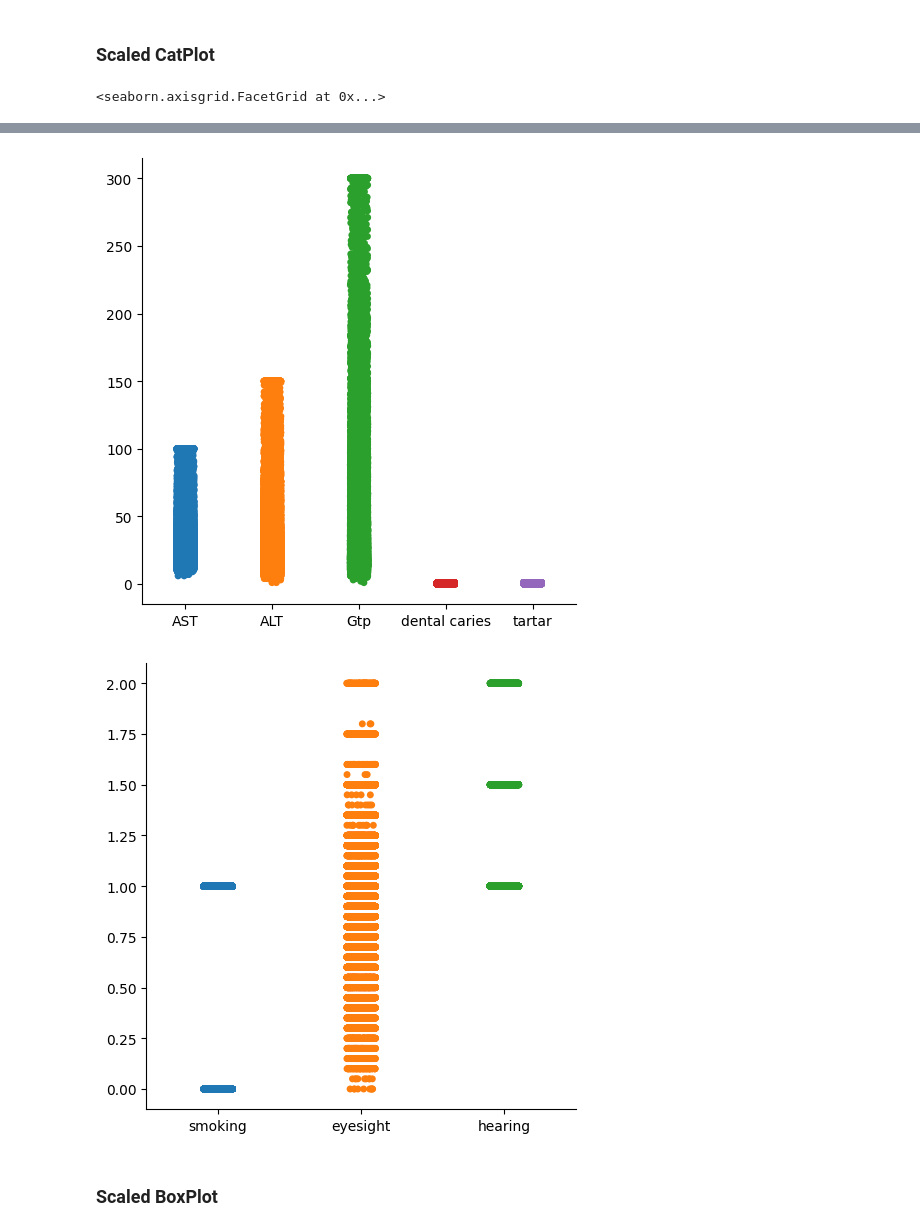
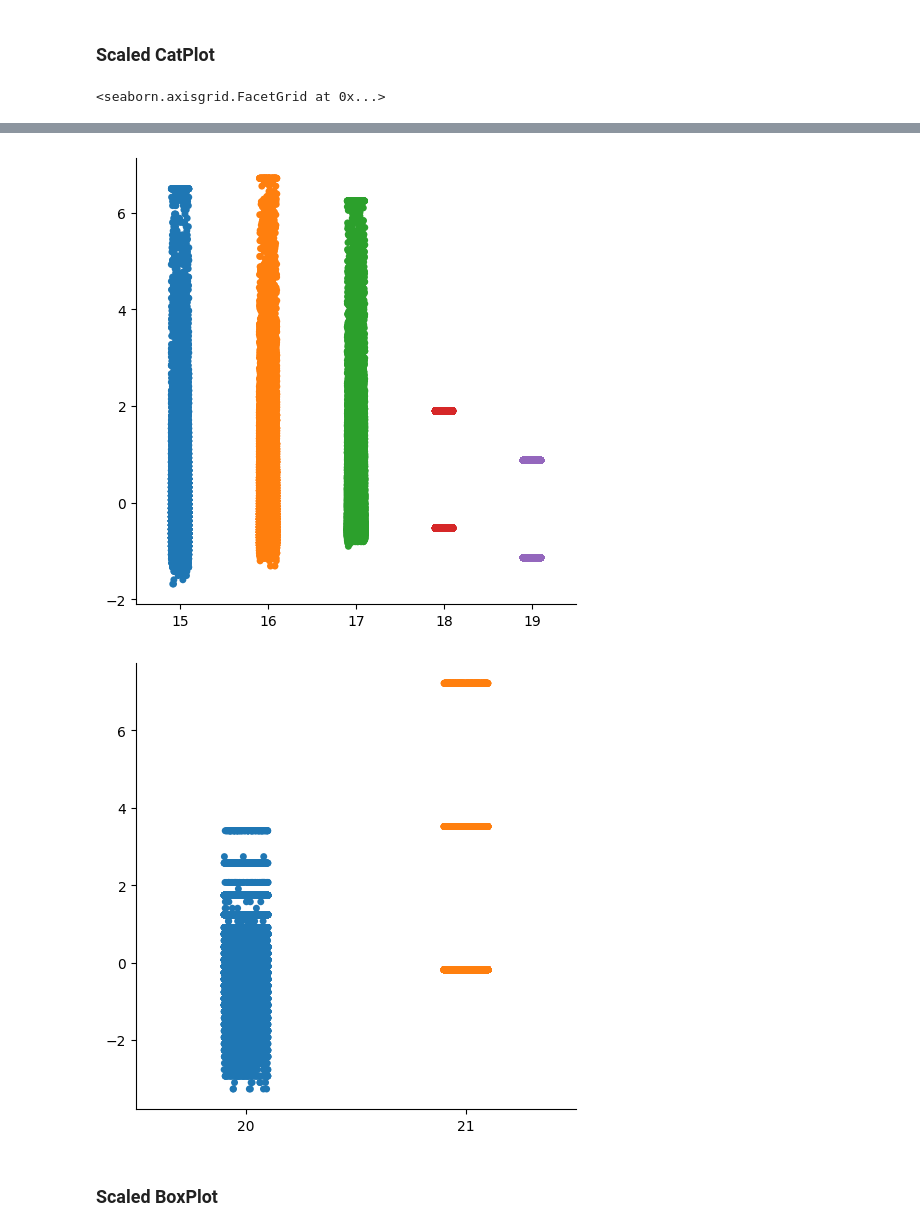
Before and after one commit to AtesBurak1/Ceng-474-Final, a Jupyter notebook: Smoking.ipynb, the cells around one changed output, grey strips where cells are left out. Cells and saved outputs as stored; diff of their text form; code cells hidden in the pictures.

```diff
--- a/Smoking.ipynb
+++ b/Smoking.ipynb
@@ -123,10 +174,10 @@ df.describe() #Now we have more stable values
 # %%
 #CatPlot
 #CatPlots
-sns.catplot(df.iloc[:, 0:5])
-sns.catplot(df.iloc[:, 5:10])
-sns.catplot(df.iloc[:, 10:15])
-sns.catplot(df.iloc[:, 15:20])
-sns.catplot(df.iloc[:, 20:23])
+sns.catplot(X_standard.iloc[:, 0:5])
+sns.catplot(X_standard.iloc[:, 5:10])
+sns.catplot(X_standard.iloc[:, 10:15])
+sns.catplot(X_standard.iloc[:, 15:20])
+sns.catplot(X_standard.iloc[:, 20:22])
 # %% [output]
 <seaborn.axisgrid.FacetGrid at 0x...>
@@ -136,5 +187,5 @@ sns.catplot(df.iloc[:, 20:23])
-[figure, old version]
+[figure, new version]
-[figure, old version]
+[figure, new version]
 # %% [markdown]
 ### Scaled BoxPlot
 # %%
```
Also changed, not shown: parts of 21 cells of this notebook.
